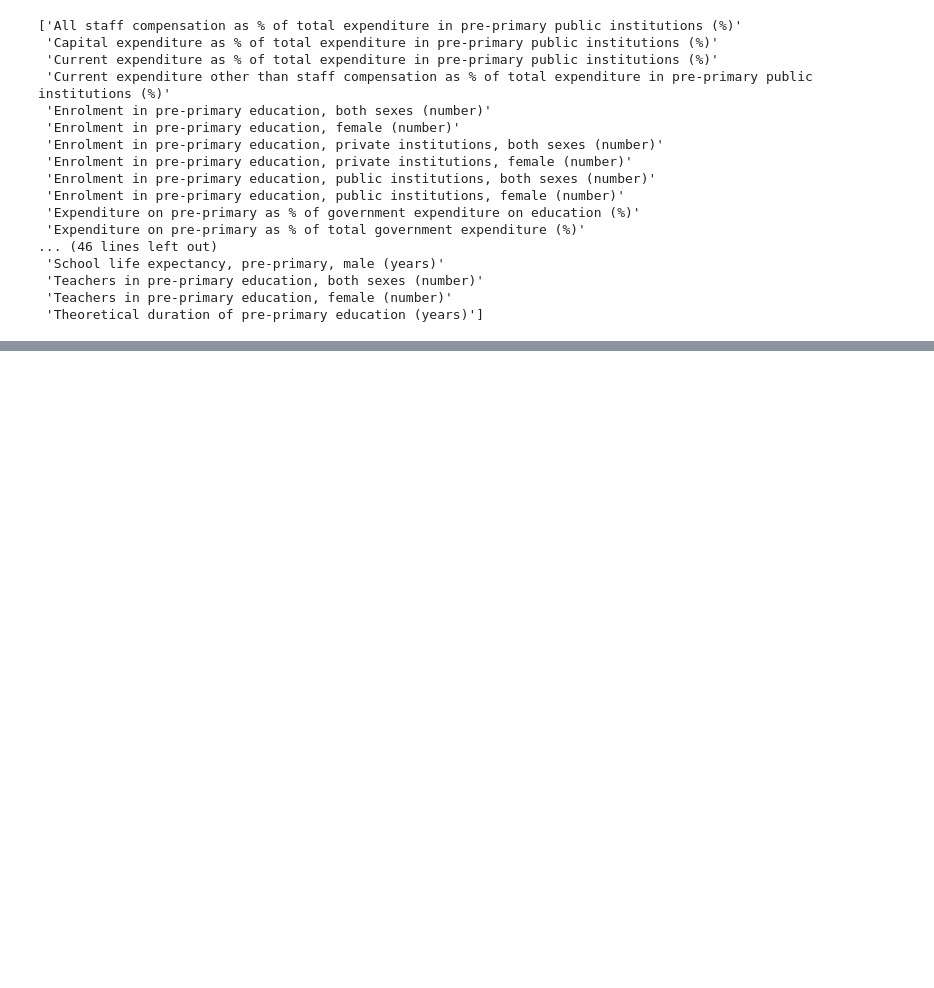
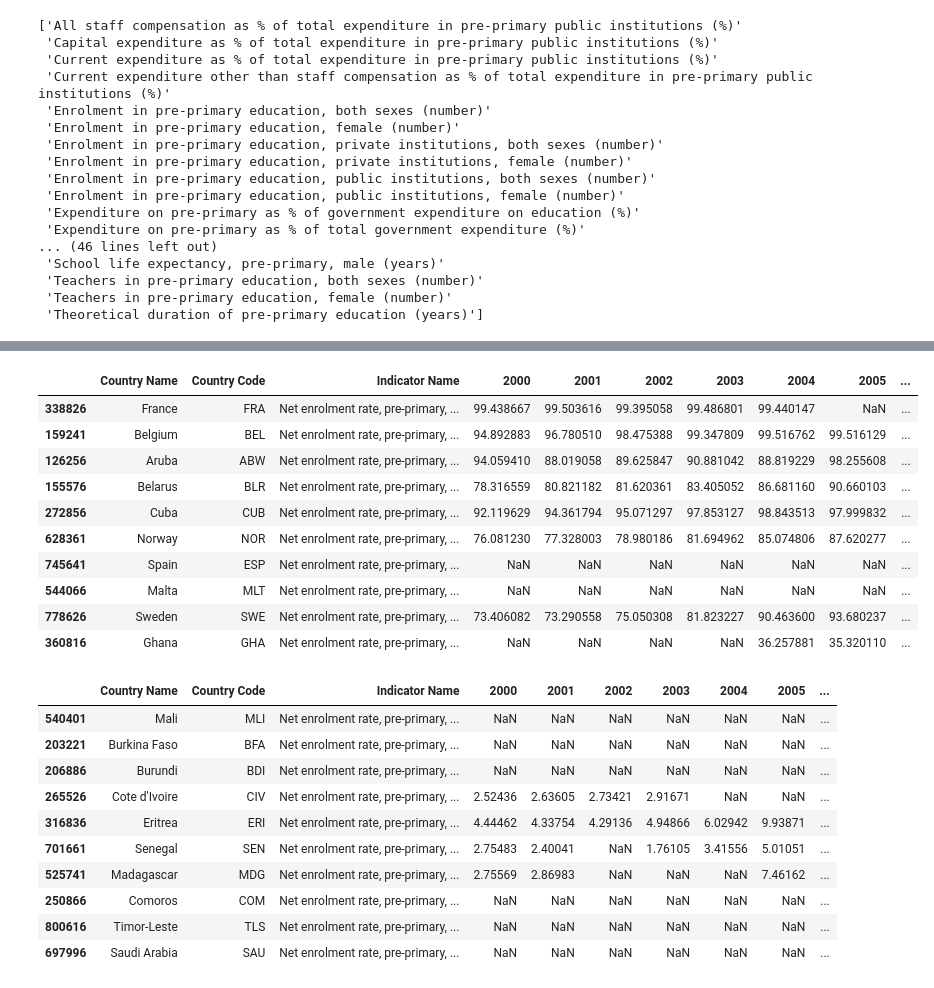
Before and after one commit to yilinee/hcde-410-final, a Jupyter notebook: Analysis.ipynb, the cells around one changed output, grey strips where cells are left out. Drawn from its saved outputs; the diff is of its cells as text; code cells hidden in the pictures; blank space fills up the shorter version.

```diff
--- a/Analysis.ipynb
+++ b/Analysis.ipynb
@@ -60,0 +94,32 @@ fig.show()
+# %%
+# create two dataframes which list the 20 countries with the highest and lowest net enrollment
+# rate in pre-primary education in 2014, respectively
+dfpr_nona_desc = dfpr_nona.sort_values(by="2014", ascending=False, inplace=False)
+dfpr_nona_asc = dfpr_nona.sort_values(by="2014", ascending=True, inplace=False)
+# %%
+# display the two new dataframes
+display(dfpr_nona_desc.head(10))
+display(dfpr_nona_asc.head(10))
+# %% [output]
+|  | Country Name | Country Code | Indicator Name | 2000 | 2001 | 2002 | 2003 | 2004 | 2005 | ... |
+| 338826 | France | FRA | Net enrolment rate, pre-primary, ... | 99.438667 | 99.503616 | 99.395058 | 99.486801 | 99.440147 | NaN | ... |
+| 159241 | Belgium | BEL | Net enrolment rate, pre-primary, ... | 94.892883 | 96.780510 | 98.475388 | 99.347809 | 99.516762 | 99.516129 | ... |
+| 126256 | Aruba | ABW | Net enrolment rate, pre-primary, ... | 94.059410 | 88.019058 | 89.625847 | 90.881042 | 88.819229 | 98.255608 | ... |
+| 155576 | Belarus | BLR | Net enrolment rate, pre-primary, ... | 78.316559 | 80.821182 | 81.620361 | 83.405052 | 86.681160 | 90.660103 | ... |
+| 272856 | Cuba | CUB | Net enrolment rate, pre-primary, ... | 92.119629 | 94.361794 | 95.071297 | 97.853127 | 98.843513 | 97.999832 | ... |
+| 628361 | Norway | NOR | Net enrolment rate, pre-primary, ... | 76.081230 | 77.328003 | 78.980186 | 81.694962 | 85.074806 | 87.620277 | ... |
+| 745641 | Spain | ESP | Net enrolment rate, pre-primary, ... | NaN | NaN | NaN | NaN | NaN | NaN | ... |
+| 544066 | Malta | MLT | Net enrolment rate, pre-primary, ... | NaN | NaN | NaN | NaN | NaN | NaN | ... |
+| 778626 | Sweden | SWE | Net enrolment rate, pre-primary, ... | 73.406082 | 73.290558 | 75.050308 | 81.823227 | 90.463600 | 93.680237 | ... |
+| 360816 | Ghana | GHA | Net enrolment rate, pre-primary, ... | NaN | NaN | NaN | NaN | 36.257881 | 35.320110 | ... |
+|  | Country Name | Country Code | Indicator Name | 2000 | 2001 | 2002 | 2003 | 2004 | 2005 | ... |
+| 540401 | Mali | MLI | Net enrolment rate, pre-primary, ... | NaN | NaN | NaN | NaN | NaN | NaN | ... |
+| 203221 | Burkina Faso | BFA | Net enrolment rate, pre-primary, ... | NaN | NaN | NaN | NaN | NaN | NaN | ... |
+| 206886 | Burundi | BDI | Net enrolment rate, pre-primary, ... | NaN | NaN | NaN | NaN | NaN | NaN | ... |
+| 265526 | Cote d'Ivoire | CIV | Net enrolment rate, pre-primary, ... | 2.52436 | 2.63605 | 2.73421 | 2.91671 | NaN | NaN | ... |
+| 316836 | Eritrea | ERI | Net enrolment rate, pre-primary, ... | 4.44462 | 4.33754 | 4.29136 | 4.94866 | 6.02942 | 9.93871 | ... |
+| 701661 | Senegal | SEN | Net enrolment rate, pre-primary, ... | 2.75483 | 2.40041 | NaN | 1.76105 | 3.41556 | 5.01051 | ... |
+| 525741 | Madagascar | MDG | Net enrolment rate, pre-primary, ... | 2.75569 | 2.86983 | NaN | NaN | NaN | 7.46162 | ... |
+| 250866 | Comoros | COM | Net enrolment rate, pre-primary, ... | NaN | NaN | NaN | NaN | NaN | NaN | ... |
+| 800616 | Timor-Leste | TLS | Net enrolment rate, pre-primary, ... | NaN | NaN | NaN | NaN | NaN | NaN | ... |
+| 697996 | Saudi Arabia | SAU | Net enrolment rate, pre-primary, ... | NaN | NaN | NaN | NaN | NaN | NaN | ... |
```
Also changed, not shown: parts of 28 cells of this notebook, 4 other files.
